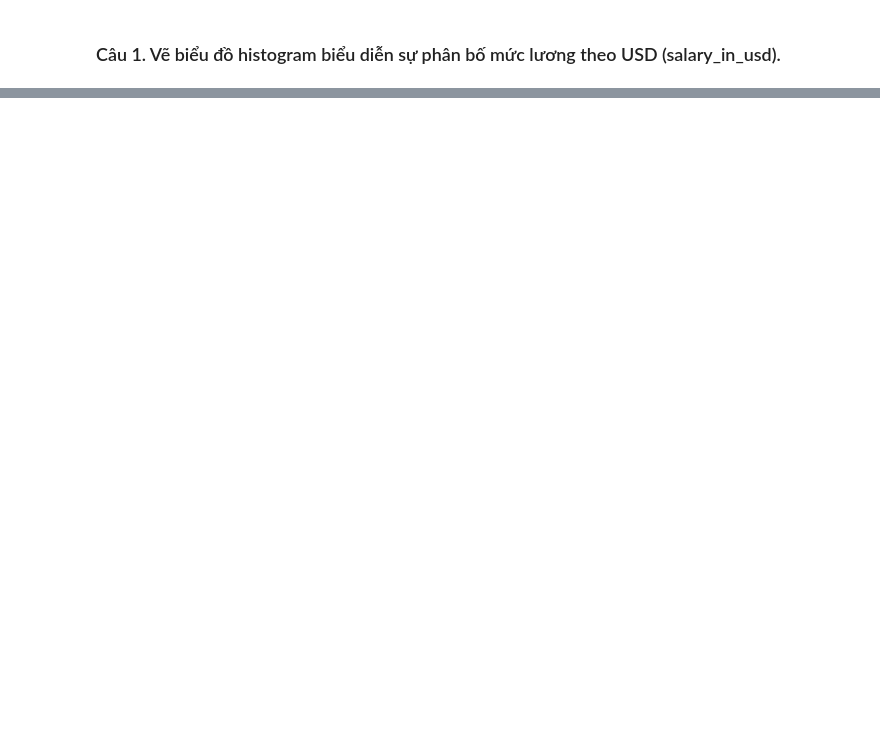
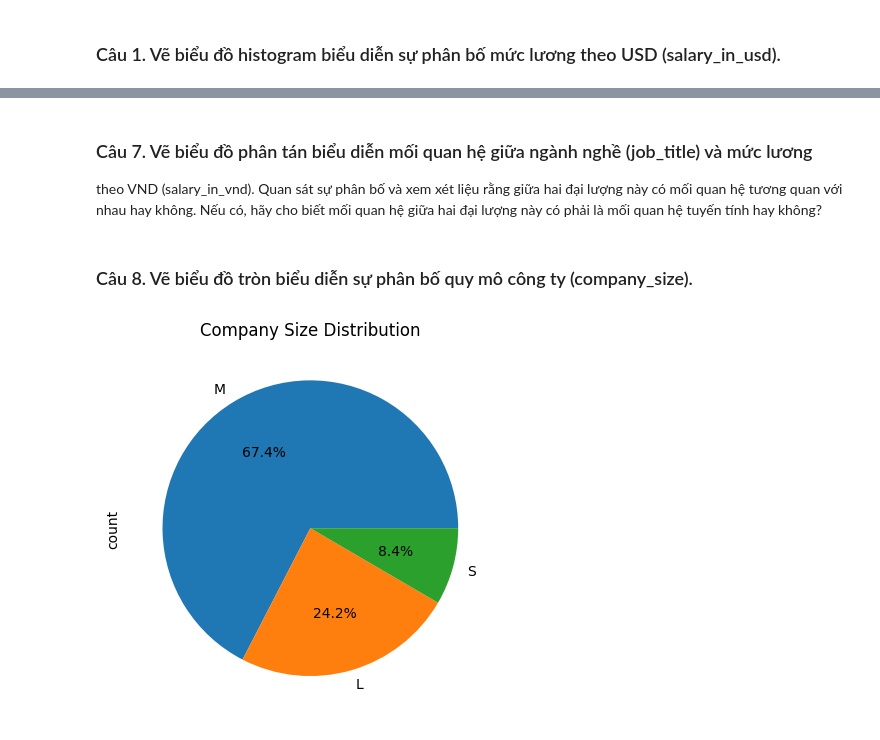
Before and after one commit to phat072/IE221_LAB, a Jupyter notebook: Tuan4/pandas_mat.ipynb, the cells around one changed output, grey strips where cells are left out. Saved outputs shown, nothing was run; the diff lists cells and outputs as text; code cells hidden in the pictures; blank space fills up the shorter version.

```diff
--- a/Tuan4/pandas_mat.ipynb
+++ b/Tuan4/pandas_mat.ipynb
@@ -45,0 +160,5 @@ plt.show()
+# %% [markdown]
+### Câu 7. Vẽ biểu đồ phân tán biểu diễn mối quan hệ giữa ngành nghề (job_title) và mức lương
+theo VND (salary_in_vnd). Quan sát sự phân bố và xem xét liệu rằng giữa hai đại lượng này
+có mối quan hệ tương quan với nhau hay không. Nếu có, hãy cho biết mối quan hệ giữa hai
+đại lượng này có phải là mối quan hệ tuyến tính hay không?
@@ -45,0 +167,13 @@ plt.show()
+# %% [markdown]
+### Câu 8. Vẽ biểu đồ tròn biểu diễn sự phân bố quy mô công ty (company_size).
+# %%
+# Get the counts of each company size
+company_size_counts = df['company_size'].value_counts()
+
+# Create a pie chart
+company_size_counts.plot(kind='pie', autopct='%1.1f%%')
+
+plt.title('Company Size Distribution')
+plt.show()
+# %% [output]
+[figure, added]
```
Also changed, not shown: parts of 28 cells of this notebook.
